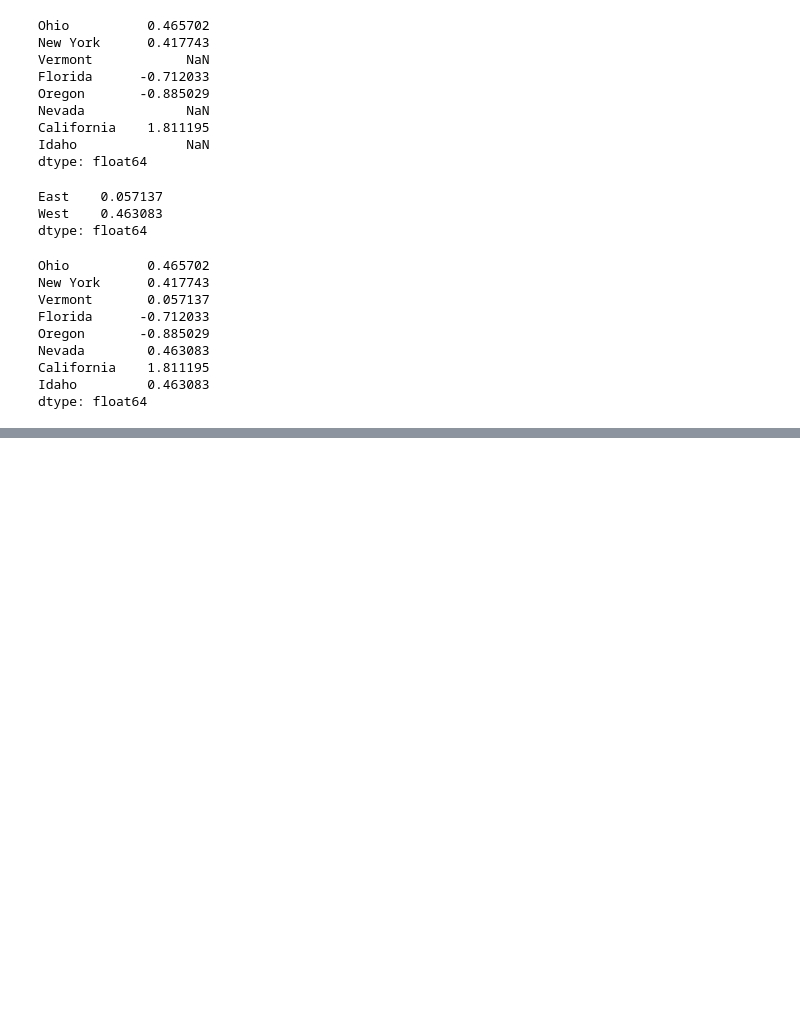
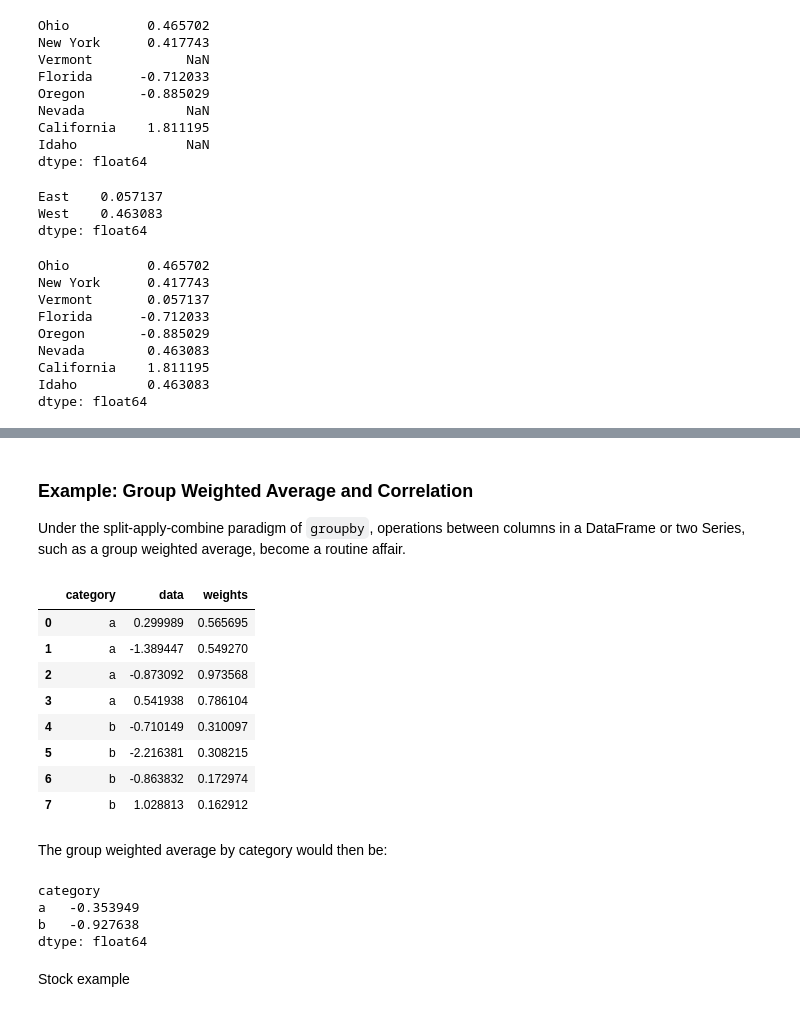
Before and after one commit to rerwin21/python_for_data_analysis, a Jupyter notebook: chap_9.ipynb, the cells around one changed output, grey strips where cells are left out. Cells and saved outputs as stored; diff of their text form; code cells hidden in the pictures; blank space fills up the shorter version.

Commit message:
through stock example

```diff
--- a/chap_9.ipynb
+++ b/chap_9.ipynb
@@ -987,0 +1093,21 @@ dtype: float64
+# %% [markdown]
+### Example: Group Weighted Average and Correlation
+Under the split-apply-combine paradigm of `groupby`, operations between columns in a DataFrame or two Series, such as a group weighted average, become a routine affair.
+# %%
+df = pd.DataFrame({'category': ['a', 'a', 'a', 'a', 'b', 'b', 'b', 'b'],
+                   'data': np.random.randn(8),
+                   'weights': np.random.rand(8)})
+# %%
+df
+# %% [output]
+|  | category | data | weights |
+| 0 | a | 0.299989 | 0.565695 |
+| 1 | a | -1.389447 | 0.549270 |
+| 2 | a | -0.873092 | 0.973568 |
+| 3 | a | 0.541938 | 0.786104 |
+| 4 | b | -0.710149 | 0.310097 |
+| 5 | b | -2.216381 | 0.308215 |
+| 6 | b | -0.863832 | 0.172974 |
+| 7 | b | 1.028813 | 0.162912 |
+# %% [markdown]
+The group weighted average by category would then be:
@@ -987,0 +1118,9 @@ dtype: float64
+# %%
+grouped.apply(get_wavg)
+# %% [output]
+category
+a   -0.353949
+b   -0.927638
+dtype: float64
+# %% [markdown]
+Stock example
```
Also changed, not shown: parts of 40 cells of this notebook.
